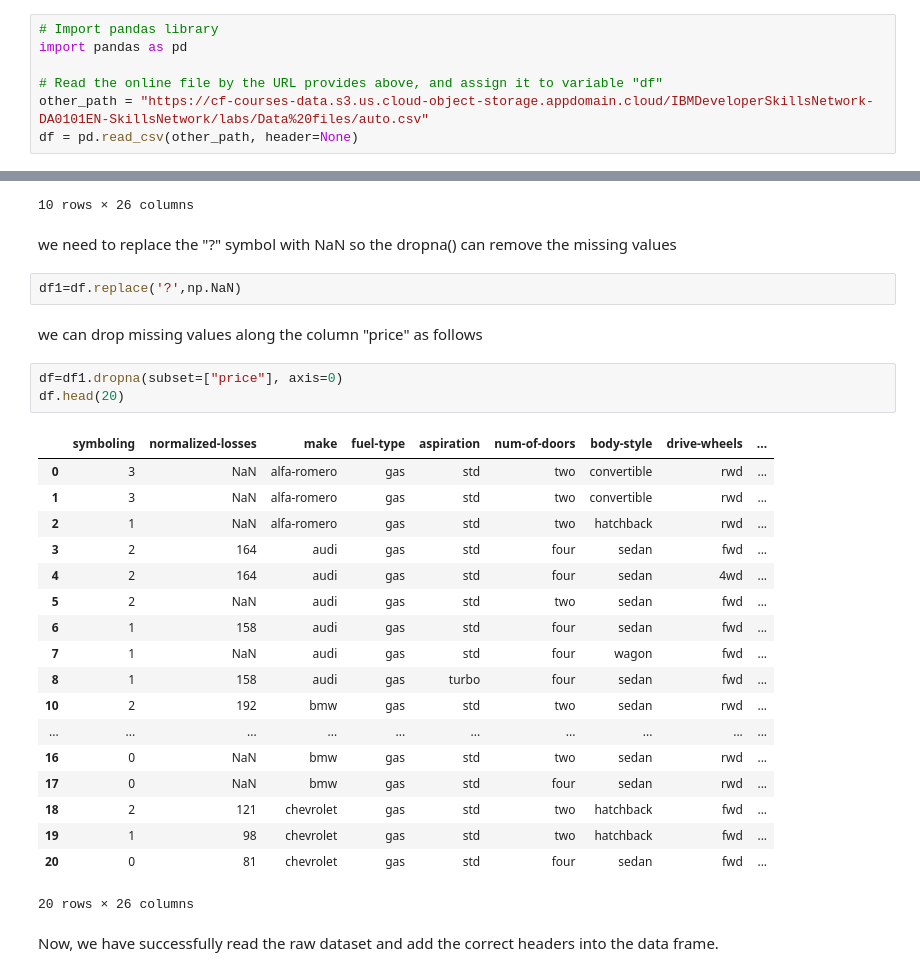
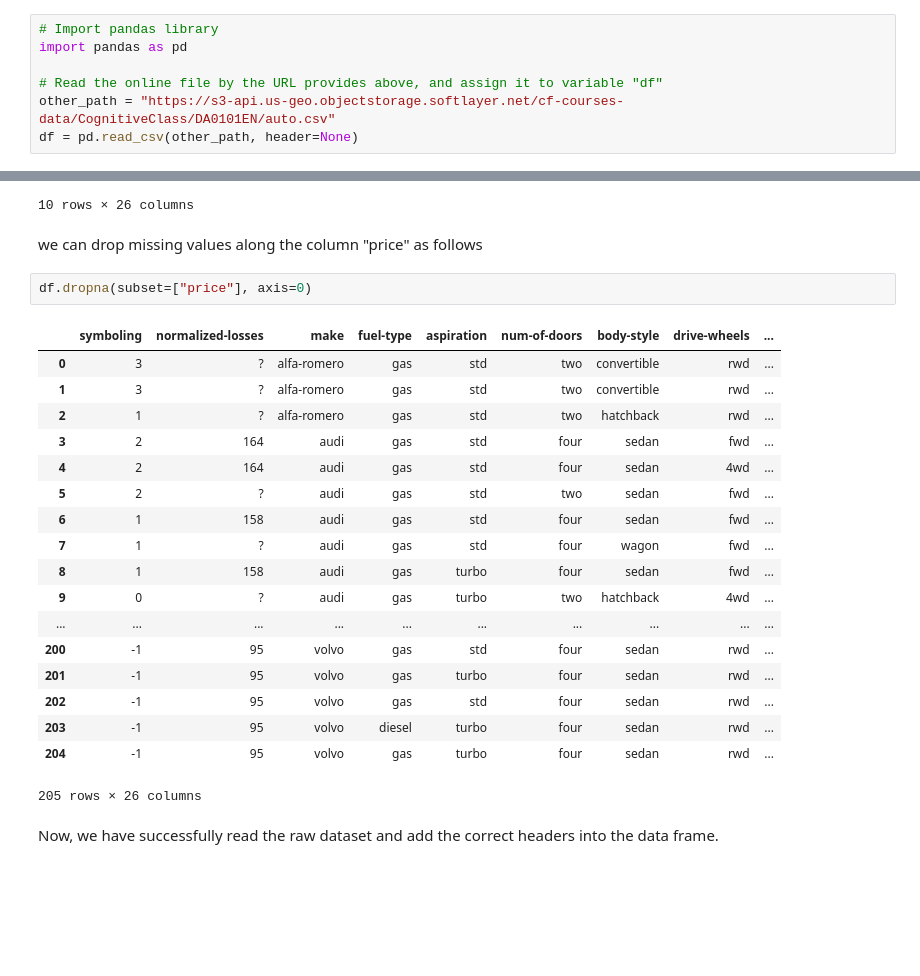
Before and after one commit to DeekshyaDash/Machine-Learning, a Jupyter notebook: Code/5_Data Analysis with Python/1_Introduction.ipynb, the cells around one changed output, grey strips where cells are left out. Cells and saved outputs as stored; diff of their text form; blank space fills up the shorter version.

Commit message:
Code of Data Analysis

```diff
--- a/Code/5_Data Analysis with Python/1_Introduction.ipynb
+++ b/Code/5_Data Analysis with Python/1_Introduction.ipynb
@@ -54,7 +56,7 @@ This dataset was hosted on IBM Cloud object click <a href="https://cocl.us/DA101
 import pandas as pd
 
 # Read the online file by the URL provides above, and assign it to variable "df"
-other_path = "https://cf-courses-data.s3.us.cloud-object-storage.appdomain.cloud/IBMDeveloperSkillsNetwork-DA0101EN-SkillsNetwork/labs/Data%20files/auto.csv"
+other_path = "https://s3-api.us-geo.objectstorage.softlayer.net/cf-courses-data/CognitiveClass/DA0101EN/auto.csv"
 df = pd.read_csv(other_path, header=None)
 # %% [markdown]
 After reading the dataset, we can use the <code>dataframe.head(n)</code> method to check the top n rows of the dataframe; where n is an integer. Contrary to <code>dataframe.head(n)</code>, <code>dataframe.tail(n)</code> will show you the bottom n rows of the dataframe.
@@ -149,34 +151,29 @@ df.head(10)
 | 8 | 1 | 158 | audi | gas | turbo | four | sedan | fwd | ... |
 | 9 | 0 | ? | audi | gas | turbo | two | hatchback | 4wd | ... |
 10 rows × 26 columns
-# %% [markdown]
-we need to replace the "?" symbol with NaN so the dropna() can remove the missing values
-# %%
-df1=df.replace('?',np.NaN)
 # %% [markdown]
 we can drop missing values along the column "price" as follows
 # %%
-df=df1.dropna(subset=["price"], axis=0)
-df.head(20)
+df.dropna(subset=["price"], axis=0)
 # %% [output]
 |  | symboling | normalized-losses | make | fuel-type | aspiration | num-of-doors | body-style | drive-wheels | ... |
-| 0 | 3 | NaN | alfa-romero | gas | std | two | convertible | rwd | ... |
-| 1 | 3 | NaN | alfa-romero | gas | std | two | convertible | rwd | ... |
-| 2 | 1 | NaN | alfa-romero | gas | std | two | hatchback | rwd | ... |
+| 0 | 3 | ? | alfa-romero | gas | std | two | convertible | rwd | ... |
+| 1 | 3 | ? | alfa-romero | gas | std | two | convertible | rwd | ... |
+| 2 | 1 | ? | alfa-romero | gas | std | two | hatchback | rwd | ... |
 | 3 | 2 | 164 | audi | gas | std | four | sedan | fwd | ... |
 | 4 | 2 | 164 | audi | gas | std | four | sedan | 4wd | ... |
-| 5 | 2 | NaN | audi | gas | std | two | sedan | fwd | ... |
+| 5 | 2 | ? | audi | gas | std | two | sedan | fwd | ... |
 | 6 | 1 | 158 | audi | gas | std | four | sedan | fwd | ... |
-| 7 | 1 | NaN | audi | gas | std | four | wagon | fwd | ... |
+| 7 | 1 | ? | audi | gas | std | four | wagon | fwd | ... |
 | 8 | 1 | 158 | audi | gas | turbo | four | sedan | fwd | ... |
-| 10 | 2 | 192 | bmw | gas | std | two | sedan | rwd | ... |
+| 9 | 0 | ? | audi | gas | turbo | two | hatchback | 4wd | ... |
 | ... | ... | ... | ... | ... | ... | ... | ... | ... | ... |
-| 16 | 0 | NaN | bmw | gas | std | two | sedan | rwd | ... |
-| 17 | 0 | NaN | bmw | gas | std | four | sedan | rwd | ... |
-| 18 | 2 | 121 | chevrolet | gas | std | two | hatchback | fwd | ... |
-| 19 | 1 | 98 | chevrolet | gas | std | two | hatchback | fwd | ... |
-| 20 | 0 | 81 | chevrolet | gas | std | four | sedan | fwd | ... |
+| 200 | -1 | 95 | volvo | gas | std | four | sedan | rwd | ... |
+| 201 | -1 | 95 | volvo | gas | turbo | four | sedan | rwd | ... |
+| 202 | -1 | 95 | volvo | gas | std | four | sedan | rwd | ... |
+| 203 | -1 | 95 | volvo | diesel | turbo | four | sedan | rwd | ... |
+| 204 | -1 | 95 | volvo | gas | turbo | four | sedan | rwd | ... |
-20 rows × 26 columns
+205 rows × 26 columns
 # %% [markdown]
 Now, we have successfully read the raw dataset and add the correct headers into the data frame.
 # %% [markdown]
```
Also changed, not shown: parts of 21 cells of this notebook.
